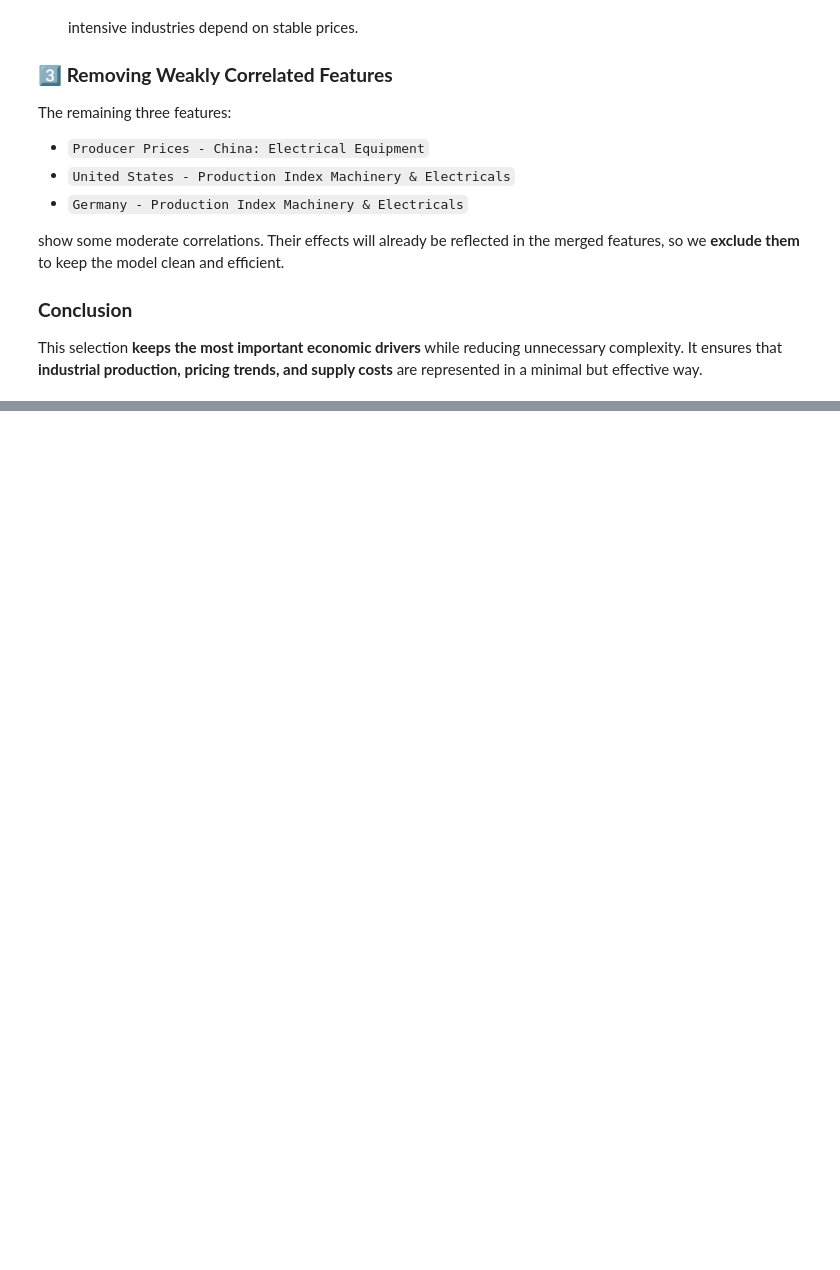
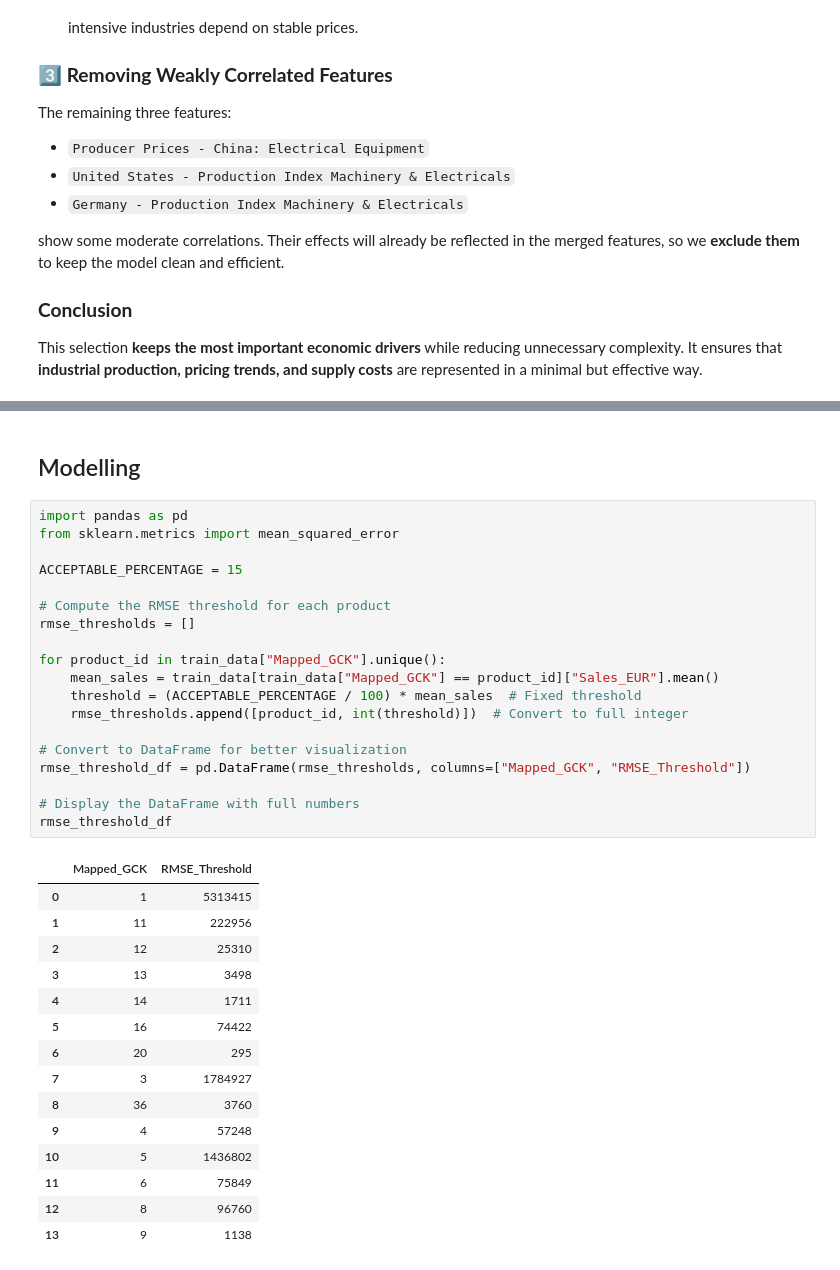
Before and after one commit to gugaaa1904/BC, a Jupyter notebook: Case 2.ipynb, the cells around one changed output, grey strips where cells are left out. Saved outputs shown, nothing was run; the diff lists cells and outputs as text; blank space fills up the shorter version.

```diff
--- a/Case 2.ipynb
+++ b/Case 2.ipynb
@@ -448,0 +590,37 @@ market_data["World: Aggregated Price Index"] = (
+# %% [markdown]
+##  Modelling
+# %%
+import pandas as pd
+from sklearn.metrics import mean_squared_error
+
+ACCEPTABLE_PERCENTAGE = 15
+
+# Compute the RMSE threshold for each product
+rmse_thresholds = []
+
+for product_id in train_data["Mapped_GCK"].unique():
+    mean_sales = train_data[train_data["Mapped_GCK"] == product_id]["Sales_EUR"].mean()
+    threshold = (ACCEPTABLE_PERCENTAGE / 100) * mean_sales  # Fixed threshold
+    rmse_thresholds.append([product_id, int(threshold)])  # Convert to full integer
+
+# Convert to DataFrame for better visualization
+rmse_threshold_df = pd.DataFrame(rmse_thresholds, columns=["Mapped_GCK", "RMSE_Threshold"])
+
+# Display the DataFrame with full numbers
+rmse_threshold_df
+# %% [output]
+|  | Mapped_GCK | RMSE_Threshold |
+| 0 | 1 | 5313415 |
+| 1 | 11 | 222956 |
+| 2 | 12 | 25310 |
+| 3 | 13 | 3498 |
+| 4 | 14 | 1711 |
+| 5 | 16 | 74422 |
+| 6 | 20 | 295 |
+| 7 | 3 | 1784927 |
+| 8 | 36 | 3760 |
+| 9 | 4 | 57248 |
+| 10 | 5 | 1436802 |
+| 11 | 6 | 75849 |
+| 12 | 8 | 96760 |
+| 13 | 9 | 1138 |
```
Also changed, not shown: parts of 17 cells of this notebook.
